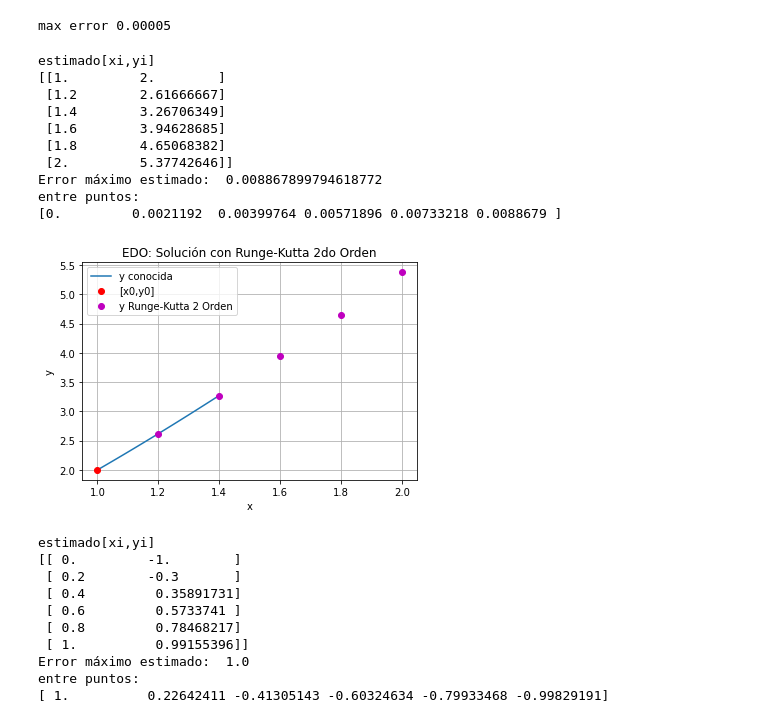
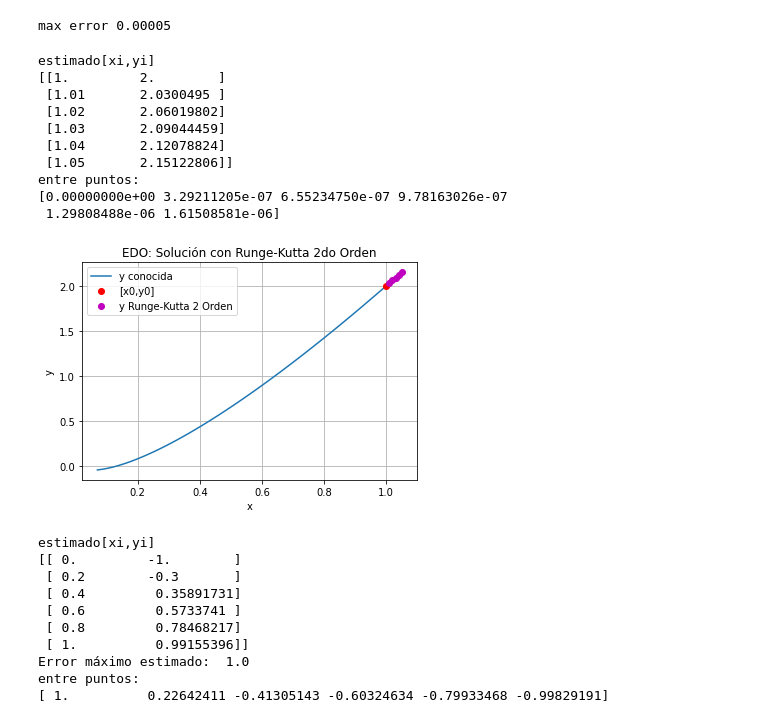
Before and after one commit to Leonel-H29/Facultad, a Jupyter notebook: TP1/TP1.ipynb, the cells around one changed output. Drawn from its saved outputs; the diff is of its cells as text; code cells hidden in the pictures.

```diff
--- a/TP1/TP1.ipynb
+++ b/TP1/TP1.ipynb
@@ -8,13 +8,3 @@
 *   Las soluciones exactas y aproximadas
 *   El error global
 *   El error local
-# %%
-import numpy as np
-import matplotlib.pyplot as plt
-
-#Solucion exacta de la funcion a)
-def y(t):
-  return t*np.log(t) +2*t
-
-def y_prima(t):
-  return 1+(y/t)
@@ -118,53 +119,51 @@ print(puntosRK2)
 
 
 # ERROR vs solución conocida
-"""
-y_sol = lambda x: ((np.e)**x) + x + x**2
-"""
+
 yi_psol  = y(xi) #Solucion conocida
 errores  = yi_psol - yiRK2 #Error Global
-errormax = np.max(np.abs(errores)) #Error Maximo
+#errormax = np.max(np.abs(errores)) #Error Maximo
 
-print('Error máximo estimado: ',errormax)
+#print('Error máximo estimado: ',errormax)
 print('entre puntos: ')
 print(errores)
 # SALIDA
 """
 print('Error máximo estimado: ',errormax)
 print('entre puntos: ')
 print(errores)
 """
 # GRAFICA [a,b+2*h]
 a = x0
 b = h*muestras+2*h
 muestreo = 10*muestras+2
 xis = np.linspace(a,b,muestreo)
 yis = y(xis)
 
 
 # Gráfica
 plt.plot(xis,yis, label='y conocida')
 plt.plot(xi[0],yiRK2[0],'o',color='r', label ='[x0,y0]')
 plt.plot(xi[1:],yiRK2[1:],'o',color='m',label ='y Runge-Kutta 2 Orden')
 
 plt.title('EDO: Solución con Runge-Kutta 2do Orden')
 plt.xlabel('x')
 plt.ylabel('y')
 plt.legend()
 plt.grid()
 plt.show()
 # %% [output]
 estimado[xi,yi]
 [[1.         2.        ]
- [1.2        2.61666667]
- [1.4        3.26706349]
- [1.6        3.94628685]
- [1.8        4.65068382]
- [2.         5.37742646]]
-Error máximo estimado:  0.008867899794618772
+ [1.01       2.0300495 ]
+ [1.02       2.06019802]
+ [1.03       2.09044459]
+ [1.04       2.12078824]
+ [1.05       2.15122806]]
 entre puntos:
-[0.         0.0021192  0.00399764 0.00571896 0.00733218 0.0088679 ]
+[0.00000000e+00 3.29211205e-07 6.55234750e-07 9.78163026e-07
+ 1.29808488e-06 1.61508581e-06]
-[figure, old version]
+[figure, new version]
 # %%
 #Solucion exacta de la funcion b)
 def y(t):
```
Also changed, not shown: parts of 3 cells of this notebook.
